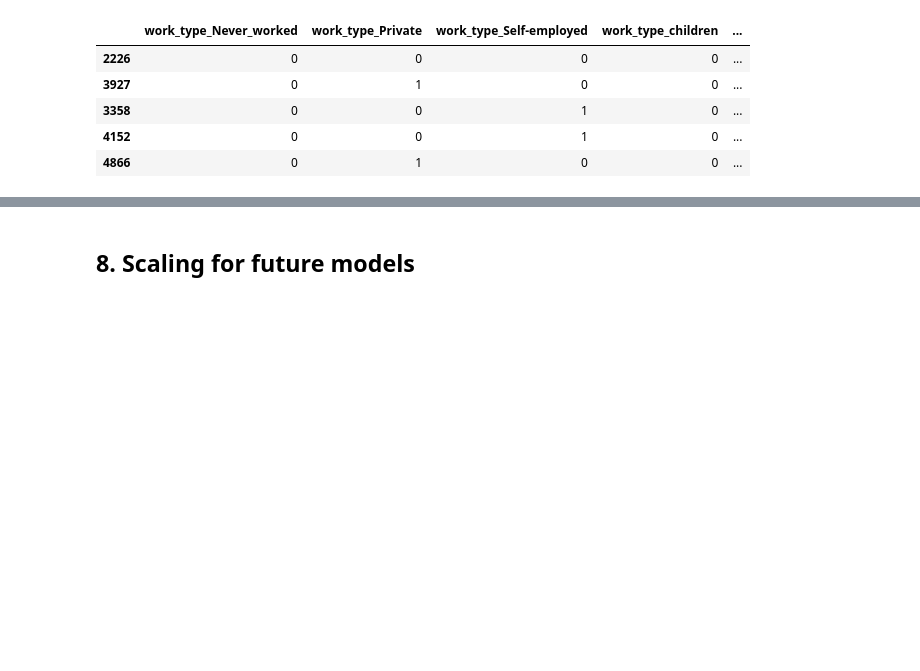
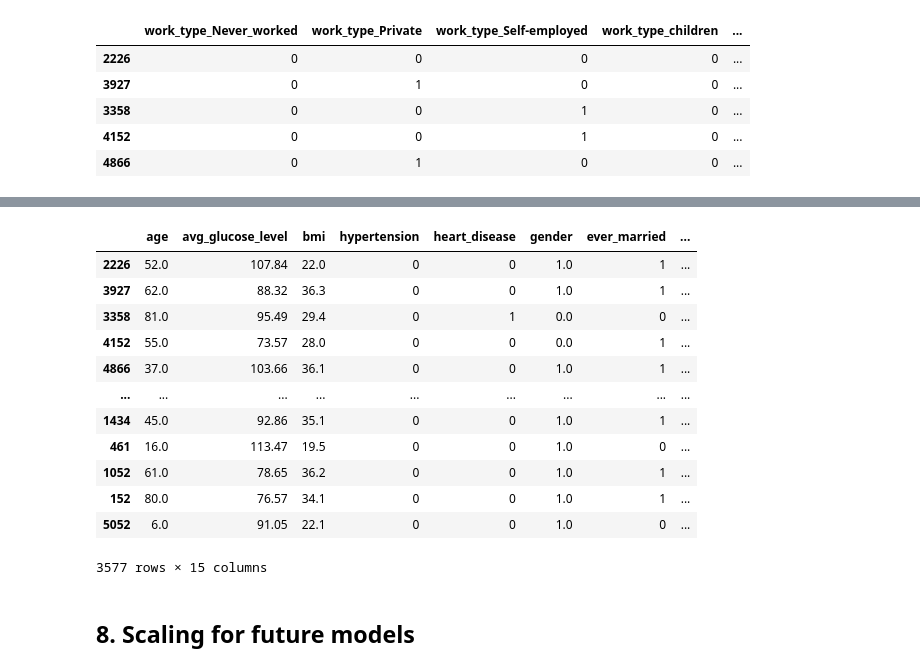
Before and after one commit to Gabriela-Sol/ML, a Jupyter notebook: notebooks/01_data_processing_.ipynb, the cells around one changed output, grey strips where cells are left out. Cells and saved outputs as stored; diff of their text form; code cells hidden in the pictures; blank space fills up the shorter version.

```diff
--- a/notebooks/01_data_processing_.ipynb
+++ b/notebooks/01_data_processing_.ipynb
@@ -1519,3 +1525,19 @@ Name: stroke, dtype: float64
+# %%
+X_train_final
+# %% [output]
+|  | age | avg_glucose_level | bmi | hypertension | heart_disease | gender | ever_married | ... |
+| 2226 | 52.0 | 107.84 | 22.0 | 0 | 0 | 1.0 | 1 | ... |
+| 3927 | 62.0 | 88.32 | 36.3 | 0 | 0 | 1.0 | 1 | ... |
+| 3358 | 81.0 | 95.49 | 29.4 | 0 | 1 | 0.0 | 0 | ... |
+| 4152 | 55.0 | 73.57 | 28.0 | 0 | 0 | 0.0 | 1 | ... |
+| 4866 | 37.0 | 103.66 | 36.1 | 0 | 0 | 1.0 | 1 | ... |
+| ... | ... | ... | ... | ... | ... | ... | ... | ... |
+| 1434 | 45.0 | 92.86 | 35.1 | 0 | 0 | 1.0 | 1 | ... |
+| 461 | 16.0 | 113.47 | 19.5 | 0 | 0 | 1.0 | 0 | ... |
+| 1052 | 61.0 | 78.65 | 36.2 | 0 | 0 | 1.0 | 1 | ... |
+| 152 | 80.0 | 76.57 | 34.1 | 0 | 0 | 1.0 | 1 | ... |
+| 5052 | 6.0 | 91.05 | 22.1 | 0 | 0 | 1.0 | 0 | ... |
+3577 rows × 15 columns
 # %% [markdown]
 ## 8. Scaling for future models
 # %%
```
Also changed, not shown: parts of 12 cells of this notebook, 3 other files.
